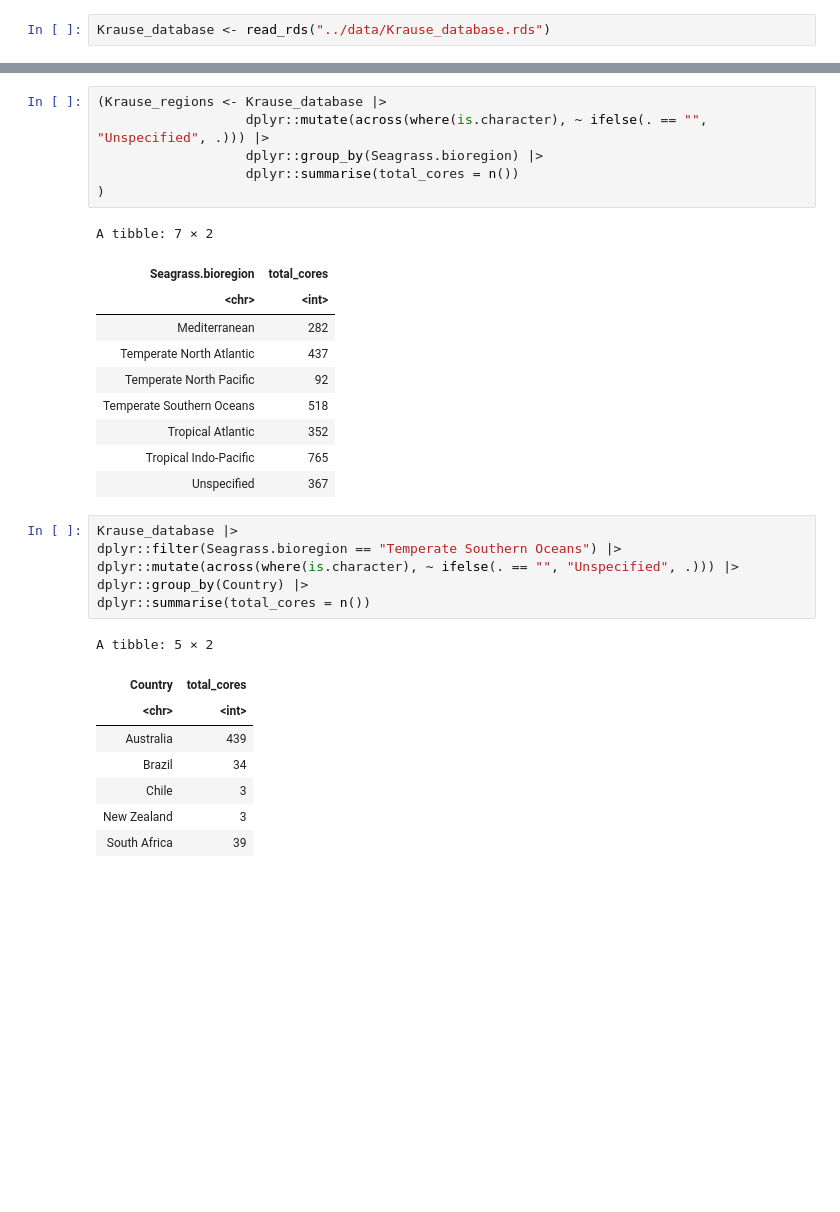
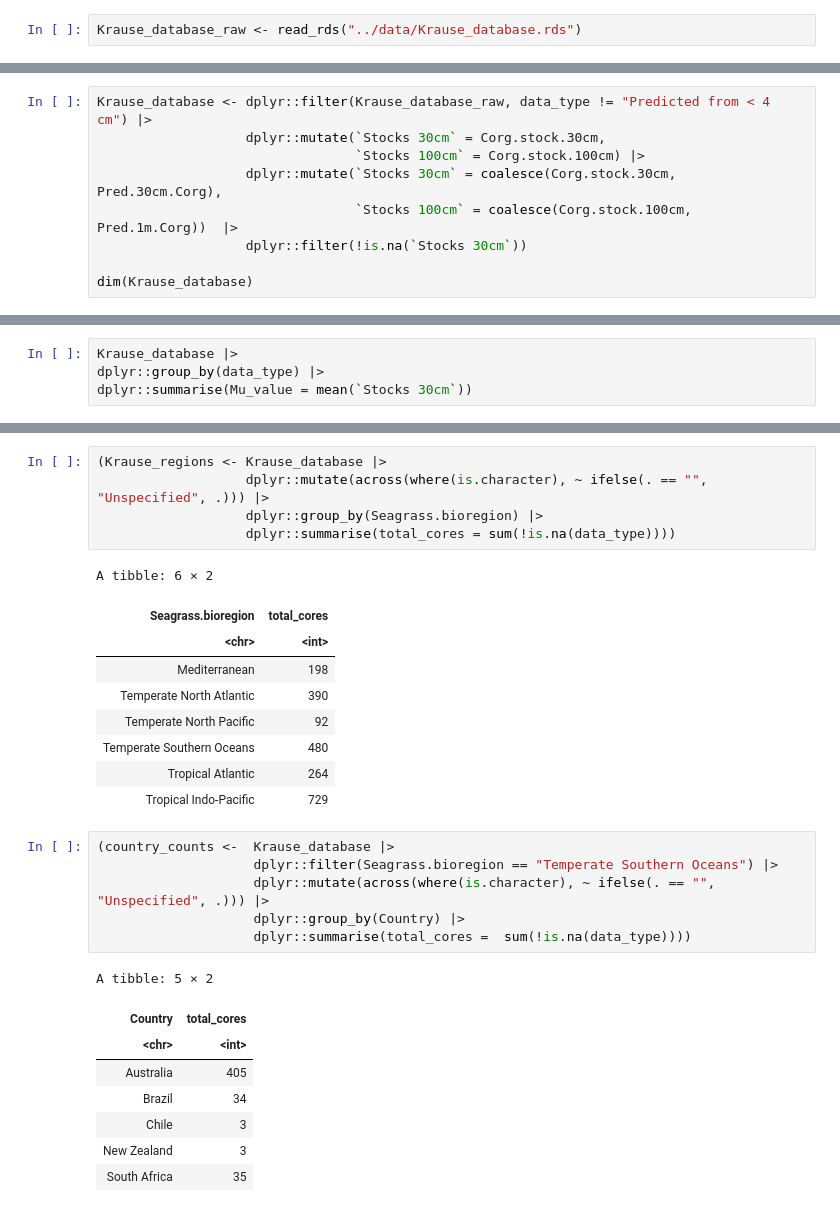
Before and after one commit to PiscatorX/mzansi-seagrass-bluecarbon, a Jupyter notebook: scripts-notebooks/02_Analyse_Kruse.ipynb, the cells around one changed output, grey strips where cells are left out. Saved outputs shown, nothing was run; the diff lists cells and outputs as text; blank space fills up the shorter version.

```diff
--- a/scripts-notebooks/02_Analyse_Kruse.ipynb
+++ b/scripts-notebooks/02_Analyse_Kruse.ipynb
@@ -15,2 +34,2 @@ library(car)
 # %%
-Krause_database <- read_rds("../data/Krause_database.rds")
+Krause_database_raw <- read_rds("../data/Krause_database.rds")
@@ -47,0 +40,9 @@ lexicon <- data.frame("Level1" = c(rep("Flavour", 11), rep("Appearance", 4)),
+# %%
+Krause_database <- dplyr::filter(Krause_database_raw, data_type != "Predicted from < 4 cm") |>
+                   dplyr::mutate(`Stocks 30cm` = Corg.stock.30cm,
+                                 `Stocks 100cm` = Corg.stock.100cm) |>
+                   dplyr::mutate(`Stocks 30cm` = coalesce(Corg.stock.30cm, Pred.30cm.Corg),
+                                 `Stocks 100cm` = coalesce(Corg.stock.100cm, Pred.1m.Corg))  |>
+                   dplyr::filter(!is.na(`Stocks 30cm`))
+
+dim(Krause_database)
@@ -54,0 +89,4 @@ unique(Krause_database$Seagrass.bioregion)
+# %%
+Krause_database |>
+dplyr::group_by(data_type) |>
+dplyr::summarise(Mu_value = mean(`Stocks 30cm`))
@@ -55,33 +109,31 @@ unique(Krause_database$Seagrass.bioregion)
 # %%
 (Krause_regions <- Krause_database |>
                    dplyr::mutate(across(where(is.character), ~ ifelse(. == "", "Unspecified", .))) |>
                    dplyr::group_by(Seagrass.bioregion) |>
-                   dplyr::summarise(total_cores = n())
-)
+                   dplyr::summarise(total_cores = sum(!is.na(data_type))))
 # %% [output]
-A tibble: 7 × 2
+A tibble: 6 × 2
 | Seagrass.bioregion | total_cores |
 | <chr> | <int> |
-| Mediterranean | 282 |
-| Temperate North Atlantic | 437 |
+| Mediterranean | 198 |
+| Temperate North Atlantic | 390 |
 | Temperate North Pacific | 92 |
-| Temperate Southern Oceans | 518 |
-| Tropical Atlantic | 352 |
-| Tropical Indo-Pacific | 765 |
-| Unspecified | 367 |
+| Temperate Southern Oceans | 480 |
+| Tropical Atlantic | 264 |
+| Tropical Indo-Pacific | 729 |
 # %%
-Krause_database |>
-dplyr::filter(Seagrass.bioregion == "Temperate Southern Oceans") |>
-dplyr::mutate(across(where(is.character), ~ ifelse(. == "", "Unspecified", .))) |>
-dplyr::group_by(Country) |>
-dplyr::summarise(total_cores = n())
+(country_counts <-  Krause_database |>
+                    dplyr::filter(Seagrass.bioregion == "Temperate Southern Oceans") |>
+                    dplyr::mutate(across(where(is.character), ~ ifelse(. == "", "Unspecified", .))) |>
+                    dplyr::group_by(Country) |>
+                    dplyr::summarise(total_cores =  sum(!is.na(data_type))))
 # %% [output]
 A tibble: 5 × 2
 | Country | total_cores |
 | <chr> | <int> |
-| Australia | 439 |
+| Australia | 405 |
 | Brazil | 34 |
 | Chile | 3 |
 | New Zealand | 3 |
-| South Africa | 39 |
+| South Africa | 35 |
 # %%
```
Also changed, not shown: parts of 34 cells of this notebook, 8 other files.
